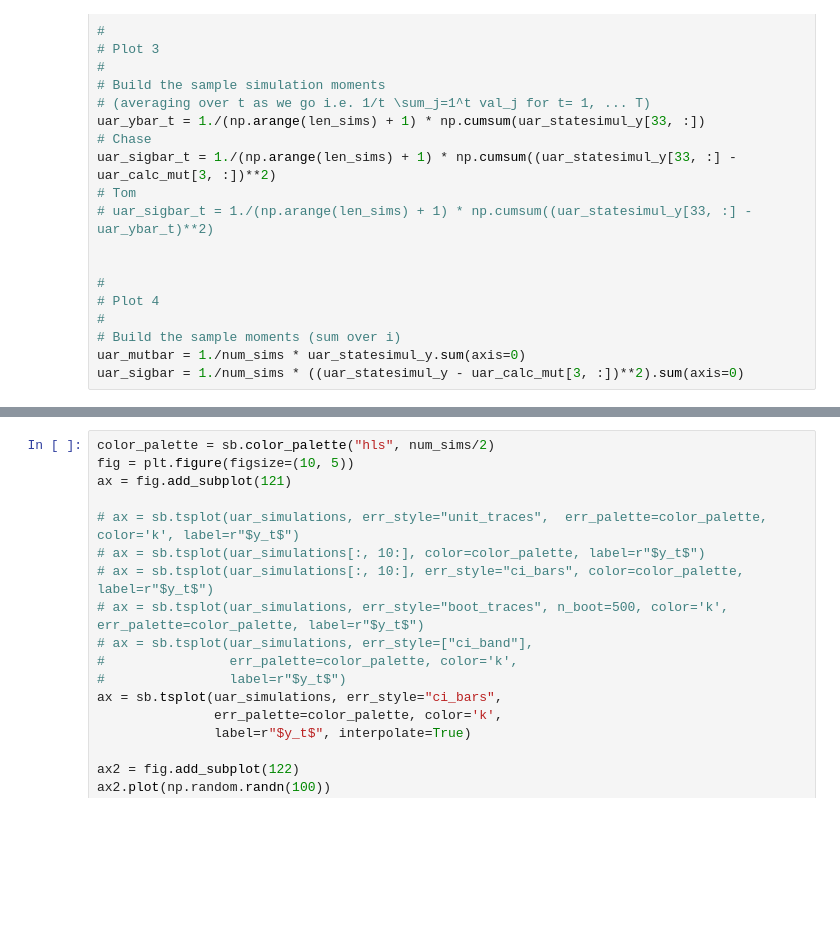
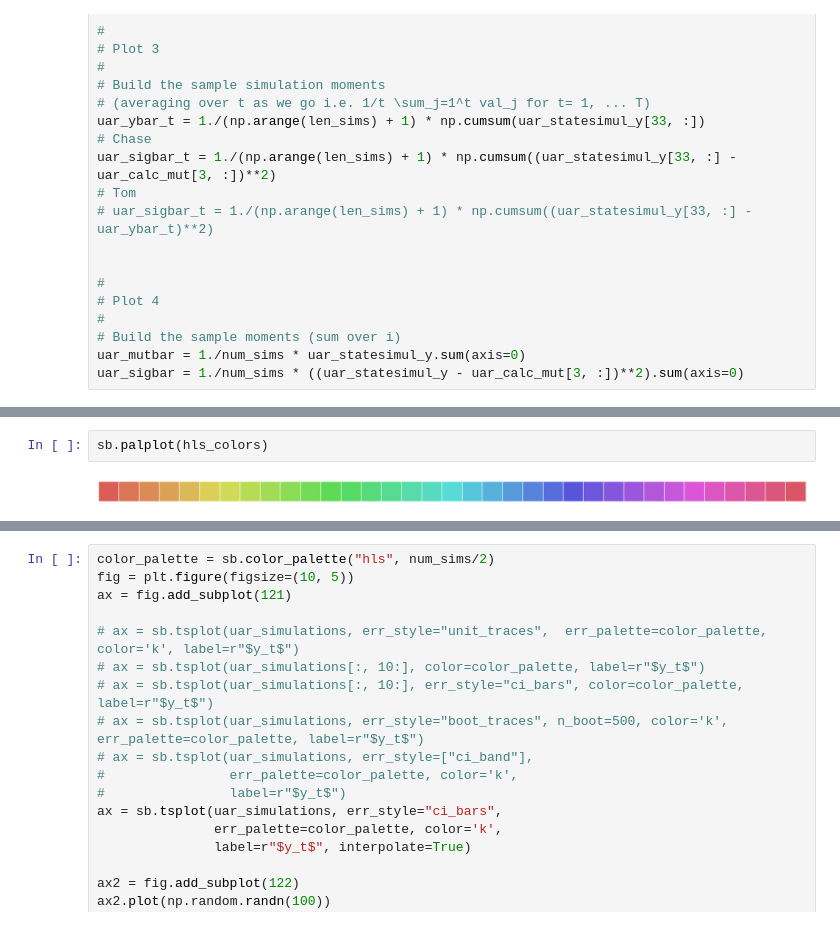
Before and after one commit to sternSargentRA/pyTM, a Jupyter notebook: python_programs/Examples.ipynb, the cells around one changed output, grey strips where cells are left out. Saved outputs shown, nothing was run; the diff lists cells and outputs as text; blank space fills up the shorter version.

```diff
--- a/python_programs/Examples.ipynb
+++ b/python_programs/Examples.ipynb
@@ -346,3 +346,7 @@ plt.tight_layout()
 plt.show()
 # %% [output]
 [figure]
+# %%
+sb.palplot(hls_colors)
+# %% [output]
+[figure, added]
```
Also changed, not shown: parts of 7 cells of this notebook.
